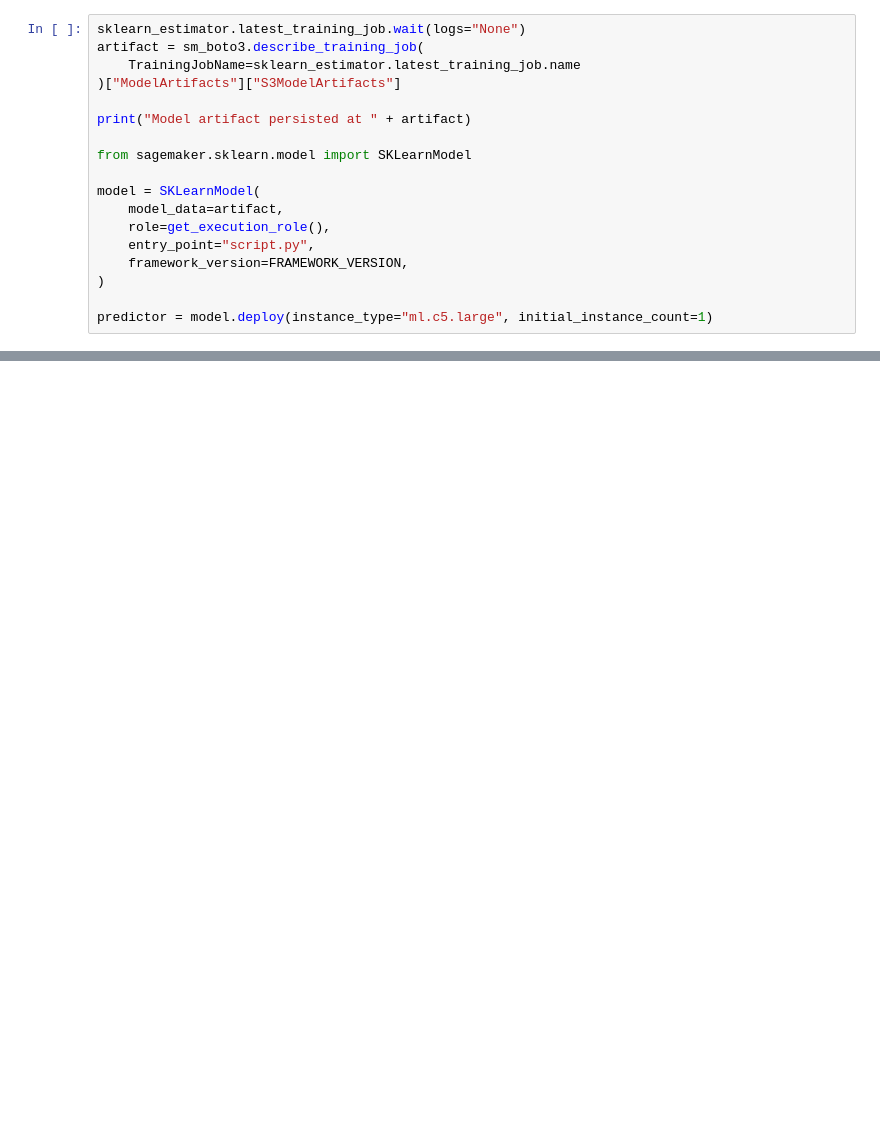
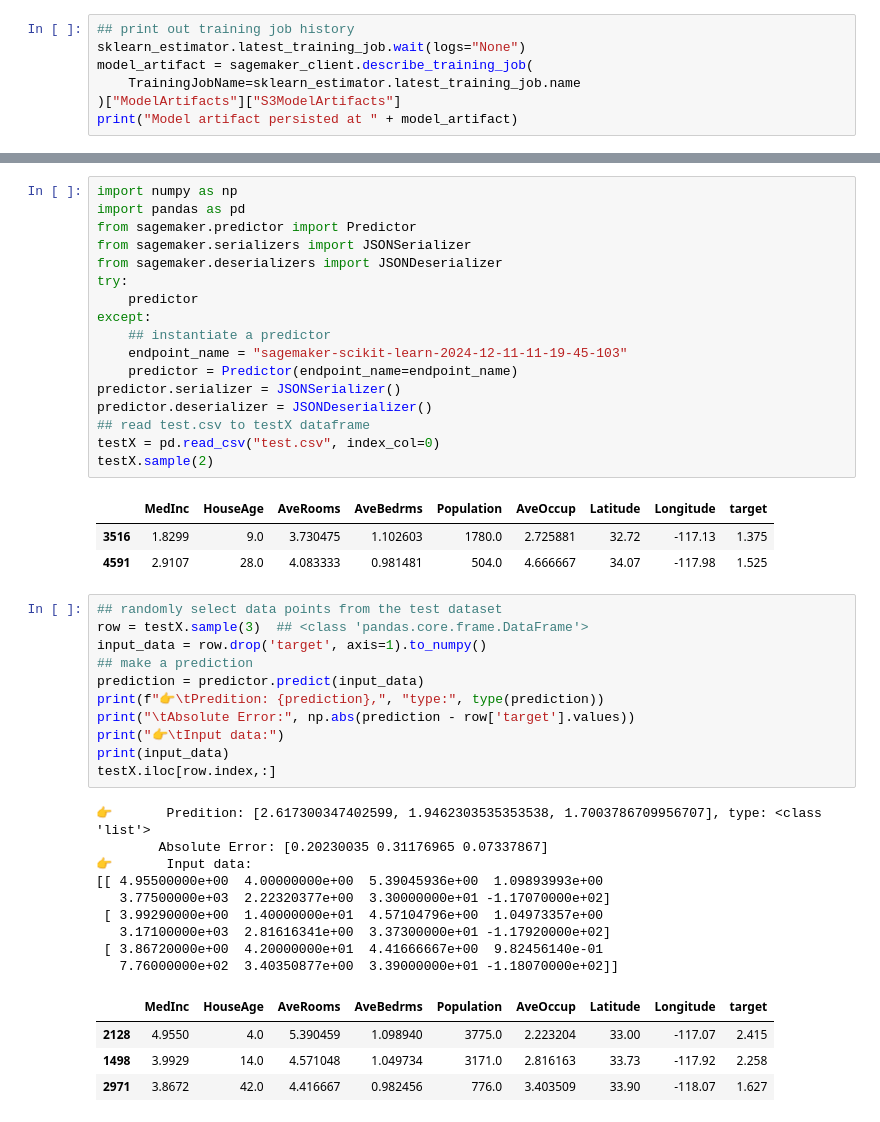
Before and after one commit to nov05/udacity-aws-mle-nano-course5, a Jupyter notebook: excercise_4.8/simpleendpoint1.ipynb, the cells around one changed output, grey strips where cells are left out. Drawn from its saved outputs; the diff is of its cells as text; blank space fills up the shorter version.

Commit message:
hands-on 4.8 endpoint auto scaling, done

```diff
--- a/excercise_4.8/simpleendpoint1.ipynb
+++ b/excercise_4.8/simpleendpoint1.ipynb
@@ -173,19 +269,8 @@ print(toc - tic)
 # %%
+## print out training job history
 sklearn_estimator.latest_training_job.wait(logs="None")
-artifact = sm_boto3.describe_training_job(
+model_artifact = sagemaker_client.describe_training_job(
     TrainingJobName=sklearn_estimator.latest_training_job.name
 )["ModelArtifacts"]["S3ModelArtifacts"]
-
-print("Model artifact persisted at " + artifact)
-
-from sagemaker.sklearn.model import SKLearnModel
-
-model = SKLearnModel(
-    model_data=artifact,
-    role=get_execution_role(),
-    entry_point="script.py",
-    framework_version=FRAMEWORK_VERSION,
-)
-
-predictor = model.deploy(instance_type="ml.c5.large", initial_instance_count=1)
+print("Model artifact persisted at " + model_artifact)
 # %% [output]
@@ -202,0 +317,46 @@ Model artifact persisted at s3://sagemaker-us-east-2-296976521096/rf-scikit-2021
+# %%
+import numpy as np
+import pandas as pd
+from sagemaker.predictor import Predictor
+from sagemaker.serializers import JSONSerializer
+from sagemaker.deserializers import JSONDeserializer
+try:
+    predictor
+except:
+    ## instantiate a predictor
+    endpoint_name = "sagemaker-scikit-learn-2024-12-11-11-19-45-103"
+    predictor = Predictor(endpoint_name=endpoint_name)
+predictor.serializer = JSONSerializer()
+predictor.deserializer = JSONDeserializer()
+## read test.csv to testX dataframe
+testX = pd.read_csv("test.csv", index_col=0)
+testX.sample(2)
+# %% [output]
+|  | MedInc | HouseAge | AveRooms | AveBedrms | Population | AveOccup | Latitude | Longitude | target |
+| 3516 | 1.8299 | 9.0 | 3.730475 | 1.102603 | 1780.0 | 2.725881 | 32.72 | -117.13 | 1.375 |
+| 4591 | 2.9107 | 28.0 | 4.083333 | 0.981481 | 504.0 | 4.666667 | 34.07 | -117.98 | 1.525 |
+# %%
+## randomly select data points from the test dataset
+row = testX.sample(3)  ## <class 'pandas.core.frame.DataFrame'>
+input_data = row.drop('target', axis=1).to_numpy()
+## make a prediction
+prediction = predictor.predict(input_data)
+print(f"👉\tPredition: {prediction},", "type:", type(prediction))
+print("\tAbsolute Error:", np.abs(prediction - row['target'].values))
+print("👉\tInput data:")
+print(input_data)
+testX.iloc[row.index,:]
+# %% [output]
+👉       Predition: [2.617300347402599, 1.9462303535353538, 1.7003786709956707], type: <class 'list'>
+        Absolute Error: [0.20230035 0.31176965 0.07337867]
+👉       Input data:
+[[ 4.95500000e+00  4.00000000e+00  5.39045936e+00  1.09893993e+00
+   3.77500000e+03  2.22320377e+00  3.30000000e+01 -1.17070000e+02]
+ [ 3.99290000e+00  1.40000000e+01  4.57104796e+00  1.04973357e+00
+   3.17100000e+03  2.81616341e+00  3.37300000e+01 -1.17920000e+02]
+ [ 3.86720000e+00  4.20000000e+01  4.41666667e+00  9.82456140e-01
+   7.76000000e+02  3.40350877e+00  3.39000000e+01 -1.18070000e+02]]
+|  | MedInc | HouseAge | AveRooms | AveBedrms | Population | AveOccup | Latitude | Longitude | target |
+| 2128 | 4.9550 | 4.0 | 5.390459 | 1.098940 | 3775.0 | 2.223204 | 33.00 | -117.07 | 2.415 |
+| 1498 | 3.9929 | 14.0 | 4.571048 | 1.049734 | 3171.0 | 2.816163 | 33.73 | -117.92 | 2.258 |
+| 2971 | 3.8672 | 42.0 | 4.416667 | 0.982456 | 776.0 | 3.403509 | 33.90 | -118.07 | 1.627 |
```
Also changed, not shown: parts of 23 cells of this notebook, 7 other files.
